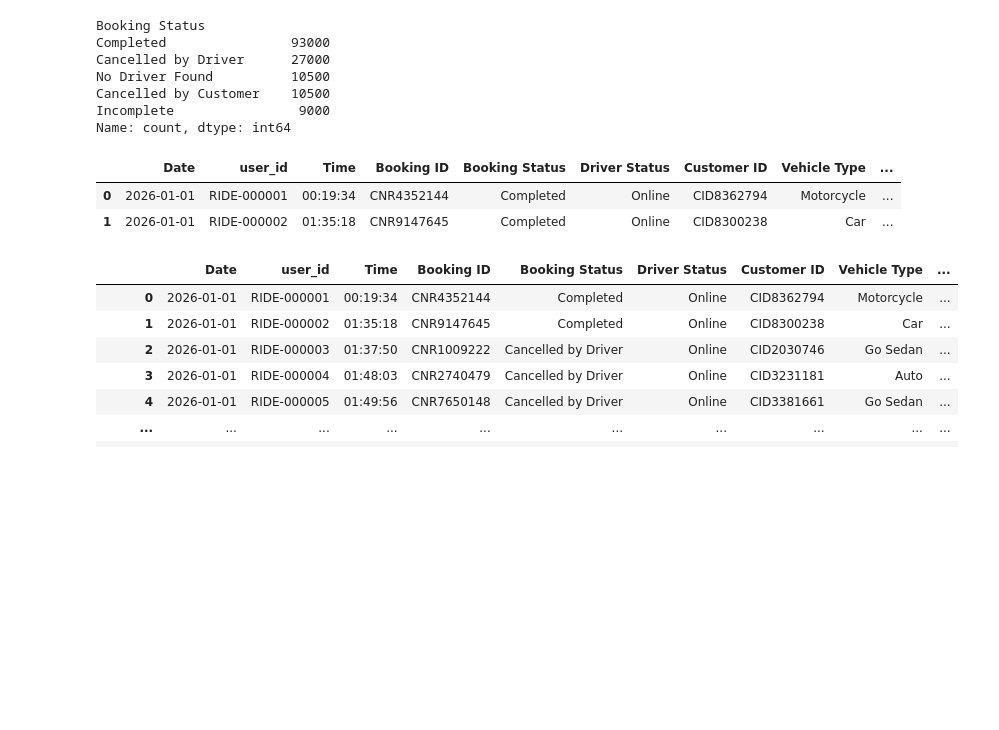
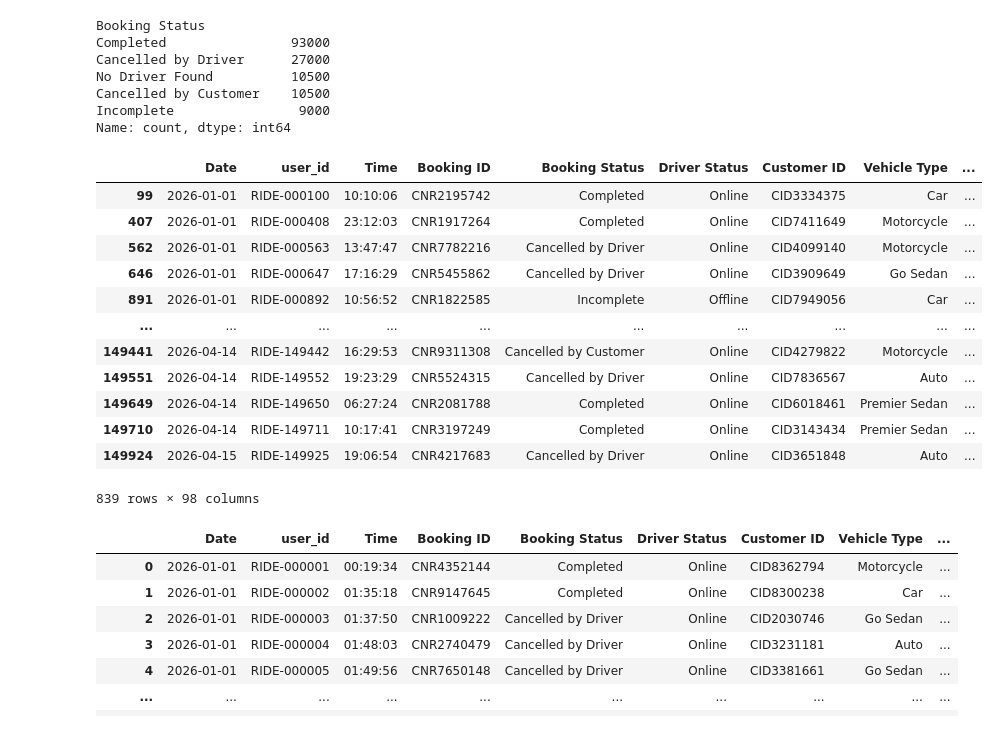
Before and after one commit to Mipjeiger/Taxi-trip-end-to-end-engineering, a Jupyter notebook: production/backend/database/read_data.ipynb, the cells around one changed output. Saved outputs shown, nothing was run; the diff lists cells and outputs as text; code cells hidden in the pictures; blank space fills up the shorter version.

```diff
--- a/production/backend/database/read_data.ipynb
+++ b/production/backend/database/read_data.ipynb
@@ -119,11 +119,21 @@ Cancelled by Customer    10500
 Incomplete                9000
 Name: count, dtype: int64
 # %%
-df.head(2)
+df[df['Pickup Location'] == 'Kebagusan']
 # %% [output]
 |  | Date | user_id | Time | Booking ID | Booking Status | Driver Status | Customer ID | Vehicle Type | ... |
-| 0 | 2026-01-01 | RIDE-000001 | 00:19:34 | CNR4352144 | Completed | Online | CID8362794 | Motorcycle | ... |
-| 1 | 2026-01-01 | RIDE-000002 | 01:35:18 | CNR9147645 | Completed | Online | CID8300238 | Car | ... |
+| 99 | 2026-01-01 | RIDE-000100 | 10:10:06 | CNR2195742 | Completed | Online | CID3334375 | Car | ... |
+| 407 | 2026-01-01 | RIDE-000408 | 23:12:03 | CNR1917264 | Completed | Online | CID7411649 | Motorcycle | ... |
+| 562 | 2026-01-01 | RIDE-000563 | 13:47:47 | CNR7782216 | Cancelled by Driver | Online | CID4099140 | Motorcycle | ... |
+| 646 | 2026-01-01 | RIDE-000647 | 17:16:29 | CNR5455862 | Cancelled by Driver | Online | CID3909649 | Go Sedan | ... |
+| 891 | 2026-01-01 | RIDE-000892 | 10:56:52 | CNR1822585 | Incomplete | Offline | CID7949056 | Car | ... |
+| ... | ... | ... | ... | ... | ... | ... | ... | ... | ... |
+| 149441 | 2026-04-14 | RIDE-149442 | 16:29:53 | CNR9311308 | Cancelled by Customer | Online | CID4279822 | Motorcycle | ... |
+| 149551 | 2026-04-14 | RIDE-149552 | 19:23:29 | CNR5524315 | Cancelled by Driver | Online | CID7836567 | Auto | ... |
+| 149649 | 2026-04-14 | RIDE-149650 | 06:27:24 | CNR2081788 | Completed | Online | CID6018461 | Premier Sedan | ... |
+| 149710 | 2026-04-14 | RIDE-149711 | 10:17:41 | CNR3197249 | Completed | Online | CID3143434 | Premier Sedan | ... |
+| 149924 | 2026-04-15 | RIDE-149925 | 19:06:54 | CNR4217683 | Cancelled by Driver | Online | CID3651848 | Auto | ... |
+839 rows × 98 columns
 # %%
 # Col object
 object = df.select_dtypes(include=['object'])
```
Also changed, not shown: 13 other files.
